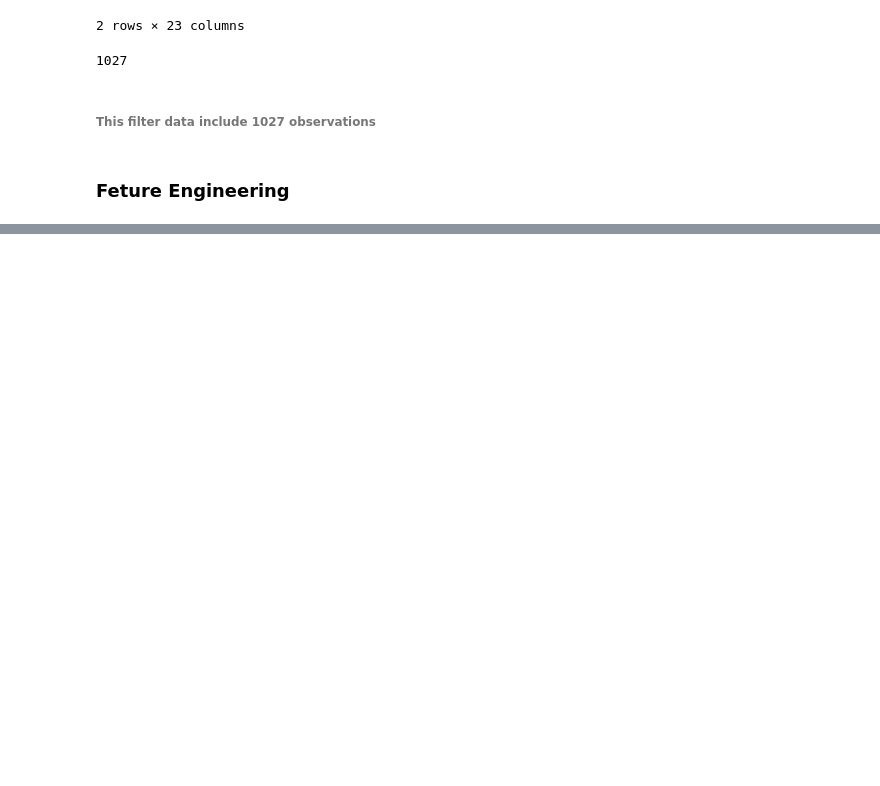
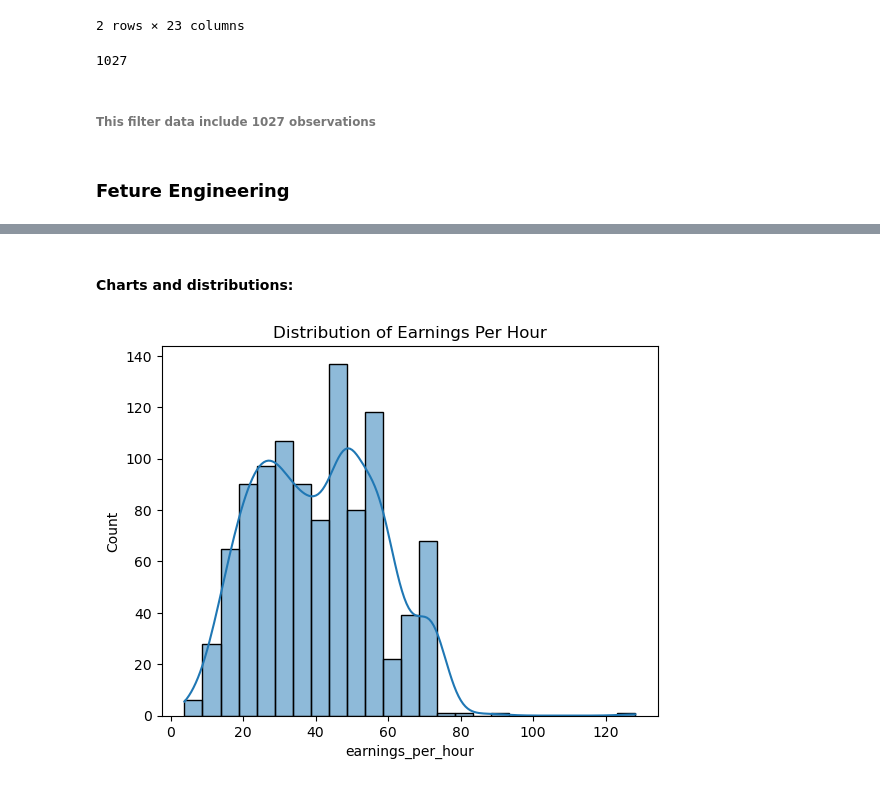
Before and after one commit to thimaipham/CEU_DA3_Assignment1, a Jupyter notebook: Assignment1_ThiMaiPham.ipynb, the cells around one changed output, grey strips where cells are left out. Saved outputs shown, nothing was run; the diff lists cells and outputs as text; code cells hidden in the pictures; blank space fills up the shorter version.

```diff
--- a/Assignment1_ThiMaiPham.ipynb
+++ b/Assignment1_ThiMaiPham.ipynb
@@ -156,0 +109,9 @@ data_label_encoded.head()
+# %% [markdown]
+#### Charts and distributions:
+# %%
+# Visualize the distribution of 'earnings_per_hour'
+sns.histplot(data_cleaned['earnings_per_hour'], kde=True)
+plt.title('Distribution of Earnings Per Hour')
+plt.show()
+# %% [output]
+[figure, added]
```
Also changed, not shown: parts of 23 cells of this notebook.
